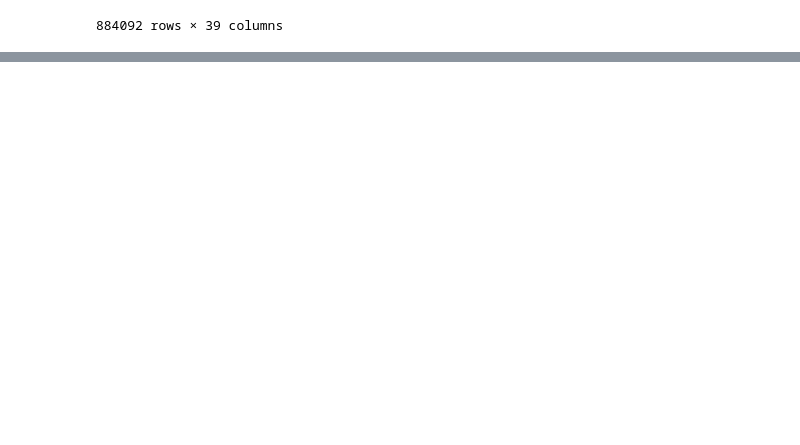
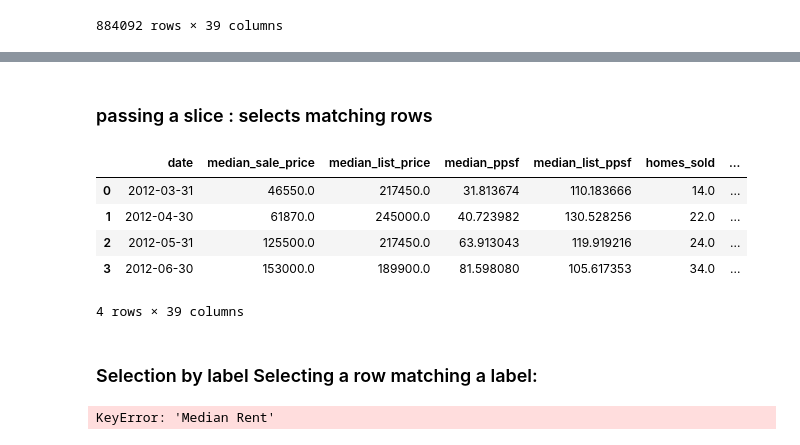
Before and after one commit to MusaBangash/scikitLearn, a Jupyter notebook: notebooks/01_eda.ipynb, the cells around one changed output, grey strips where cells are left out. Cells and saved outputs as stored; diff of their text form; code cells hidden in the pictures; blank space fills up the shorter version.

```diff
--- a/notebooks/01_eda.ipynb
+++ b/notebooks/01_eda.ipynb
@@ -179,0 +199,18 @@ df.sort_values(by="bus")
+# %% [markdown]
+### passing a slice : selects matching rows
+# %%
+#it return number of rows df[start:end]
+df[0:4]
+# %% [output]
+|  | date | median_sale_price | median_list_price | median_ppsf | median_list_ppsf | homes_sold | ... |
+| 0 | 2012-03-31 | 46550.0 | 217450.0 | 31.813674 | 110.183666 | 14.0 | ... |
+| 1 | 2012-04-30 | 61870.0 | 245000.0 | 40.723982 | 130.528256 | 22.0 | ... |
+| 2 | 2012-05-31 | 125500.0 | 217450.0 | 63.913043 | 119.919216 | 24.0 | ... |
+| 3 | 2012-06-30 | 153000.0 | 189900.0 | 81.598080 | 105.617353 | 34.0 | ... |
+4 rows × 39 columns
+# %% [markdown]
+### Selection by label Selecting a row matching a label:
+# %%
+df.loc[]
+# %% [output]
+KeyError: 'Median Rent'
```
Also changed, not shown: parts of 3 cells of this notebook.
